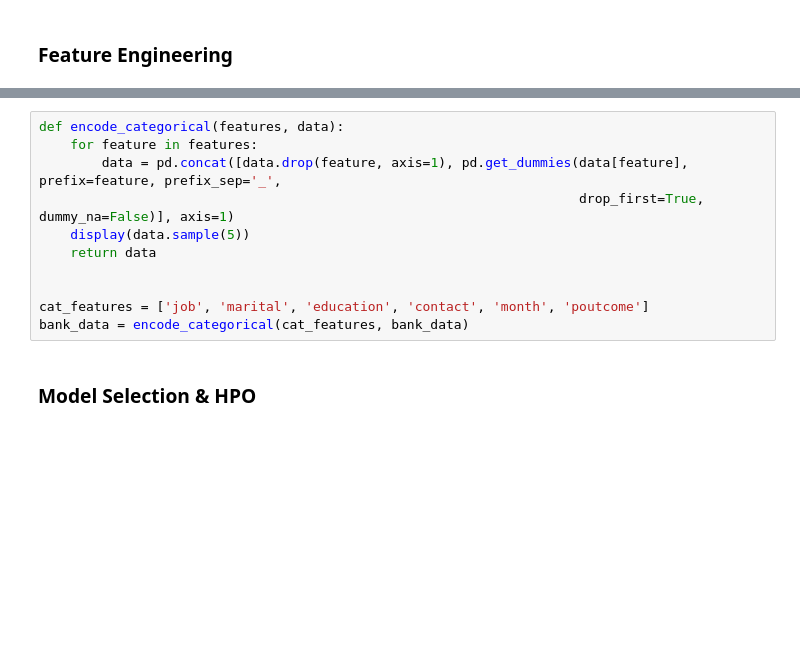
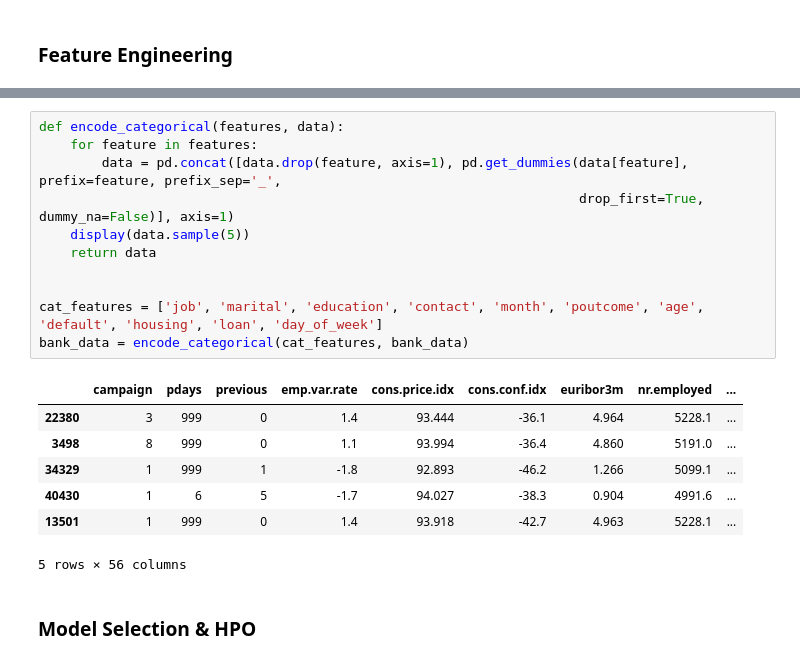
Before and after one commit to alsing/Bank-Marketing-UCI, a Jupyter notebook: notebooks/Model.ipynb, the cells around one changed output, grey strips where cells are left out. Saved outputs shown, nothing was run; the diff lists cells and outputs as text; blank space fills up the shorter version.

```diff
--- a/notebooks/Model.ipynb
+++ b/notebooks/Model.ipynb
@@ -36,14 +134,22 @@ bank_data.head()
 # %%
 def encode_categorical(features, data):
     for feature in features:
         data = pd.concat([data.drop(feature, axis=1), pd.get_dummies(data[feature], prefix=feature, prefix_sep='_',
                                                                      drop_first=True, dummy_na=False)], axis=1)
     display(data.sample(5))
     return data
 
 
-cat_features = ['job', 'marital', 'education', 'contact', 'month', 'poutcome']
+cat_features = ['job', 'marital', 'education', 'contact', 'month', 'poutcome', 'age', 'default', 'housing', 'loan', 'day_of_week']
 bank_data = encode_categorical(cat_features, bank_data)
+# %% [output]
+|  | campaign | pdays | previous | emp.var.rate | cons.price.idx | cons.conf.idx | euribor3m | nr.employed | ... |
+| 22380 | 3 | 999 | 0 | 1.4 | 93.444 | -36.1 | 4.964 | 5228.1 | ... |
+| 3498 | 8 | 999 | 0 | 1.1 | 93.994 | -36.4 | 4.860 | 5191.0 | ... |
+| 34329 | 1 | 999 | 1 | -1.8 | 92.893 | -46.2 | 1.266 | 5099.1 | ... |
+| 40430 | 1 | 6 | 5 | -1.7 | 94.027 | -38.3 | 0.904 | 4991.6 | ... |
+| 13501 | 1 | 999 | 0 | 1.4 | 93.918 | -42.7 | 4.963 | 5228.1 | ... |
+5 rows × 56 columns
 # %% [markdown]
 ### Model Selection & HPO
 # %% [markdown]
```
Also changed, not shown: parts of 19 cells of this notebook.
